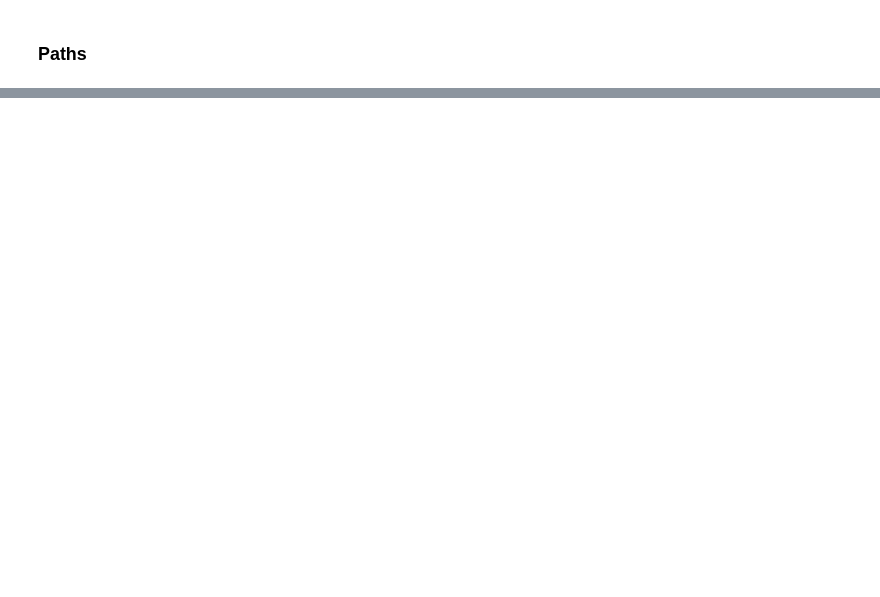
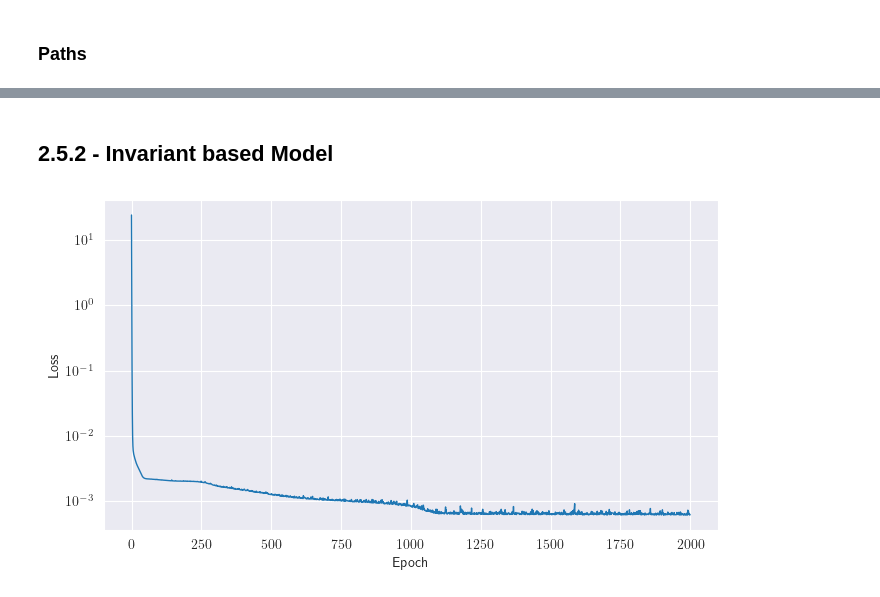
Before and after one commit to ArgoJ/TML4SM_TuD, a Jupyter notebook: hyperelasticity/Task2_5.ipynb, the cells around one changed output, grey strips where cells are left out. Saved outputs shown, nothing was run; the diff lists cells and outputs as text; code cells hidden in the pictures; blank space fills up the shorter version.

```diff
--- a/hyperelasticity/Task2_5.ipynb
+++ b/hyperelasticity/Task2_5.ipynb
@@ -46,2 +47,0 @@ volumetric_path = os.path.join(data_dir, 'BCC_volumetric.txt')
-# %%
-F_batch, P_batch, _ = load_data(biaxial_path, sep='\t')
@@ -49,0 +52,7 @@ ValueError: cannot reshape array of size 67 into shape (3,3)
+# %%
+train_data = {
+    key: load_data(path) for key, path in train_paths.items()
+}
+test_data = {
+    key: load_data(path) for key, path in test_paths.items()
+}
@@ -49,0 +65,12 @@ ValueError: cannot reshape array of size 67 into shape (3,3)
+# %%
+def scale_data(unscaled_data: dict[str, tuple[tf.Tensor, tf.Tensor, tf.Tensor]], scale: float):
+    scaled_data = {}
+    for key, (F, P, _) in unscaled_data.items():
+        P_scaled = P / scale
+        scaled_data[key] = (F, P_scaled, _)
+        print(f'Max P in {key}: {tf.reduce_max(P_scaled)}')
+    return scaled_data
+# %%
+scale = 4_000.0
+scaled_train_data = scale_data(train_data, scale)
+scaled_test_data = scale_data(test_data, scale)
@@ -49,0 +85,19 @@ ValueError: cannot reshape array of size 67 into shape (3,3)
+# %% [markdown]
+## 2.5.2 - Invariant based Model
+# %%
+invariant_features = tf.concat([scaled_train_data['uniaxial'][0], scaled_train_data['shear'][0]], axis=0)
+invariant_labels = tf.concat([scaled_train_data['uniaxial'][1], scaled_train_data['shear'][1]], axis=0)
+
+invariant_model = CubicAnisoInvariantsICNN(
+    hidden_sizes=[32, 32, 1],
+    activations=['softplus', 'softplus', 'linear']
+)
+invariant_model.compile(
+    optimizer=optimizers.Adam(learning_rate=0.01),
+    loss=losses.MeanSquaredError()
+)
+invariant_h = invariant_model.fit(invariant_features, invariant_labels, batch_size=32, epochs=2000, verbose=0)
+invariant_loss = invariant_h.history['loss']
+plot_loss(invariant_loss)
+# %% [output]
+[figure, added]
```
Also changed, not shown: parts of 11 cells of this notebook, 7 other files.
